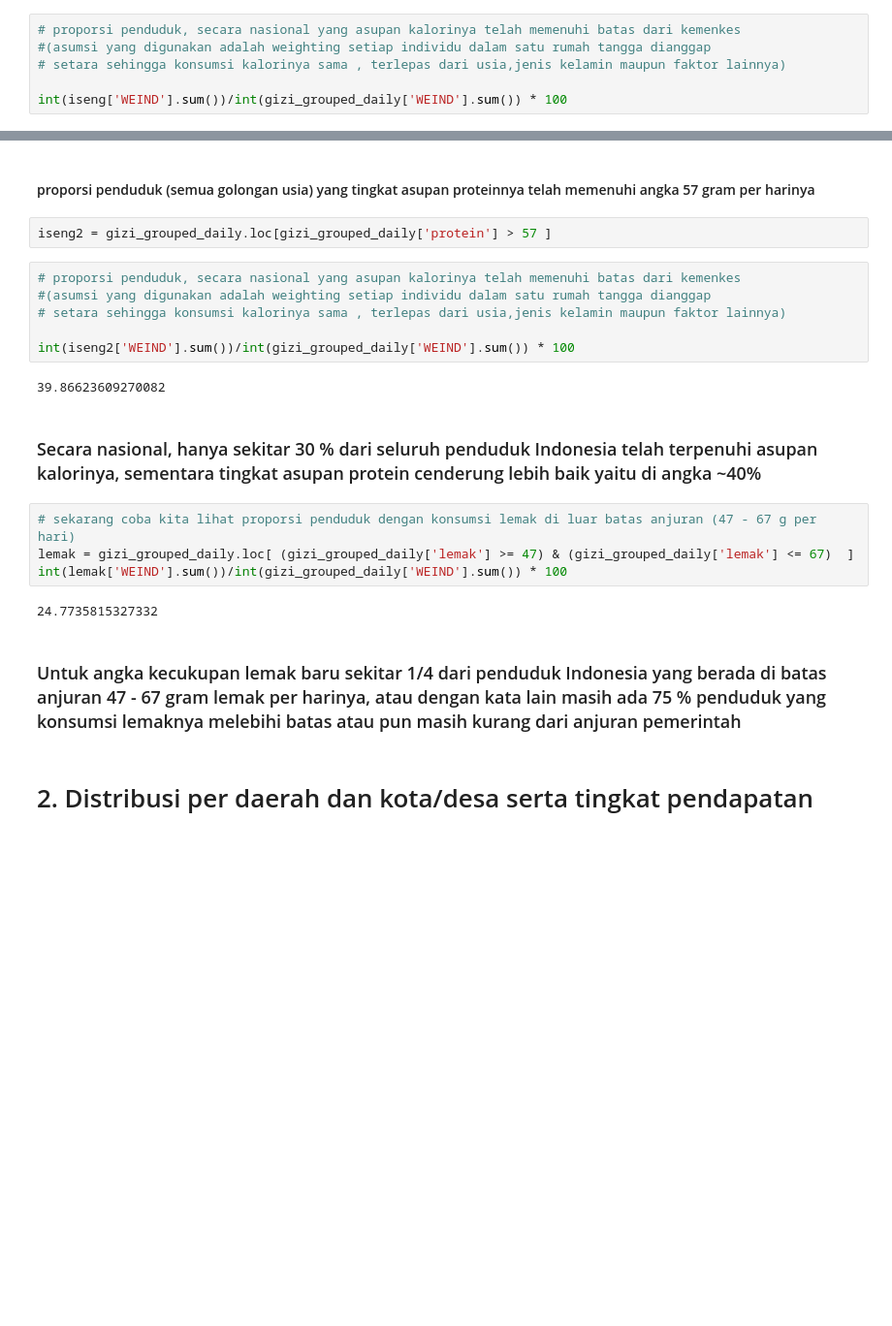
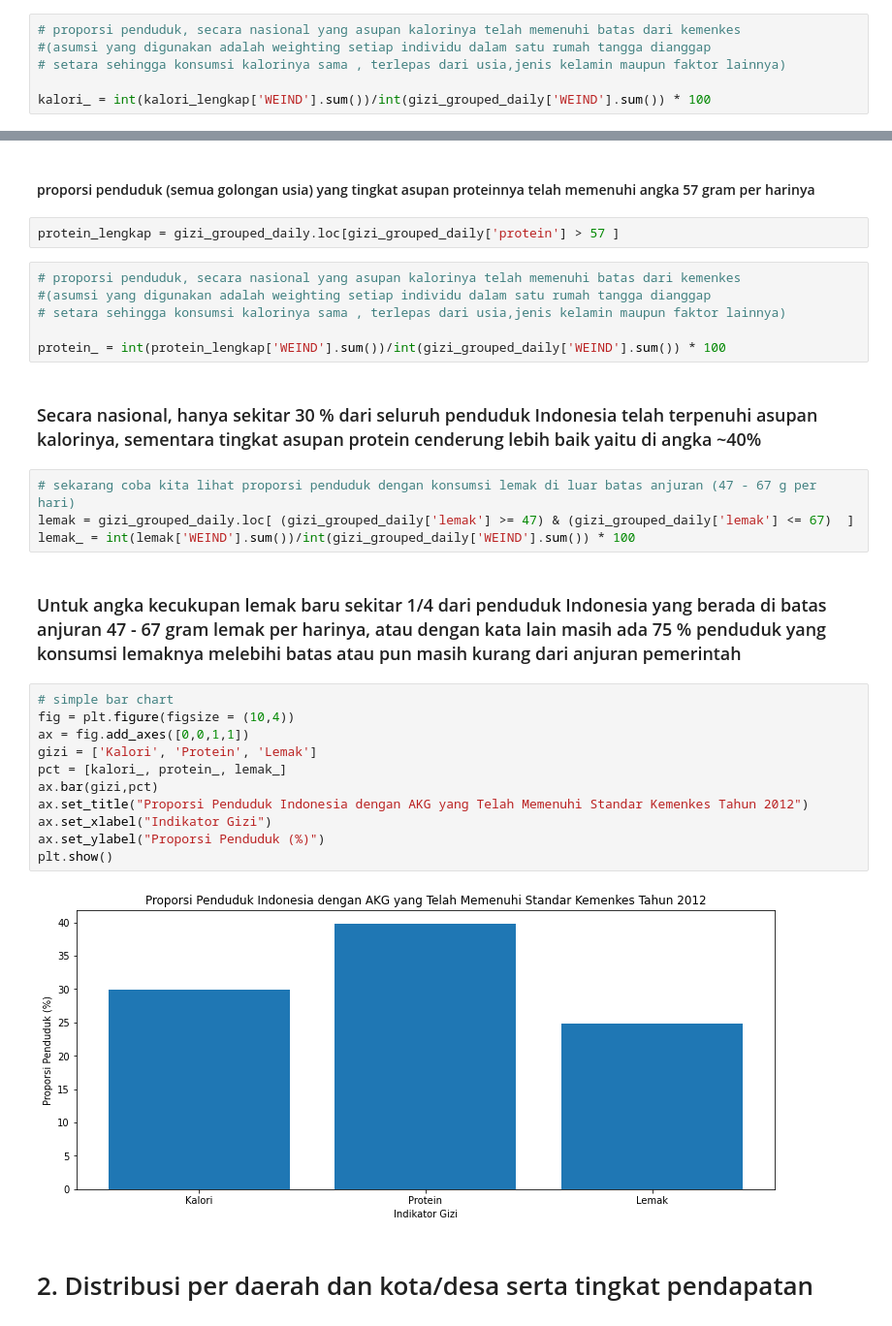
Before and after one commit to davidsirait/projectlab_susenas, a Jupyter notebook: Susenas - Gizi v2.ipynb, the cells around one changed output, grey strips where cells are left out. Shown at 97% size. Cells and saved outputs as stored; diff of their text form; blank space fills up the shorter version.

```diff
--- a/Susenas - Gizi v2.ipynb
+++ b/Susenas - Gizi v2.ipynb
@@ -384,4 +369,4 @@ iseng
 #(asumsi yang digunakan adalah weighting setiap individu dalam satu rumah tangga dianggap
 # setara sehingga konsumsi kalorinya sama , terlepas dari usia,jenis kelamin maupun faktor lainnya)
 
-int(iseng['WEIND'].sum())/int(gizi_grouped_daily['WEIND'].sum()) * 100
+kalori_ = int(kalori_lengkap['WEIND'].sum())/int(gizi_grouped_daily['WEIND'].sum()) * 100
@@ -390,25 +373,34 @@ int(iseng['WEIND'].sum())/int(gizi_grouped_daily['WEIND'].sum()) * 100
 # %% [markdown]
 #### proporsi penduduk (semua golongan usia) yang tingkat asupan proteinnya telah memenuhi angka 57 gram per harinya
 # %%
-iseng2 = gizi_grouped_daily.loc[gizi_grouped_daily['protein'] > 57 ]
+protein_lengkap = gizi_grouped_daily.loc[gizi_grouped_daily['protein'] > 57 ]
 # %%
 # proporsi penduduk, secara nasional yang asupan kalorinya telah memenuhi batas dari kemenkes
 #(asumsi yang digunakan adalah weighting setiap individu dalam satu rumah tangga dianggap
 # setara sehingga konsumsi kalorinya sama , terlepas dari usia,jenis kelamin maupun faktor lainnya)
 
-int(iseng2['WEIND'].sum())/int(gizi_grouped_daily['WEIND'].sum()) * 100
+protein_ = int(protein_lengkap['WEIND'].sum())/int(gizi_grouped_daily['WEIND'].sum()) * 100
-# %% [output]
-39.86623609270082
 # %% [markdown]
 ### Secara nasional, hanya sekitar 30 % dari seluruh penduduk Indonesia telah terpenuhi asupan kalorinya, sementara tingkat asupan protein cenderung lebih baik yaitu di angka ~40%
 # %%
 # sekarang coba kita lihat proporsi penduduk dengan konsumsi lemak di luar batas anjuran (47 - 67 g per hari)
 lemak = gizi_grouped_daily.loc[ (gizi_grouped_daily['lemak'] >= 47) & (gizi_grouped_daily['lemak'] <= 67)  ]
-int(lemak['WEIND'].sum())/int(gizi_grouped_daily['WEIND'].sum()) * 100
+lemak_ = int(lemak['WEIND'].sum())/int(gizi_grouped_daily['WEIND'].sum()) * 100
-# %% [output]
-24.7735815327332
 # %% [markdown]
 ### Untuk angka kecukupan lemak baru sekitar 1/4 dari penduduk Indonesia yang berada di batas anjuran 47 - 67 gram lemak per harinya, atau dengan kata lain masih ada 75 % penduduk yang konsumsi lemaknya melebihi batas atau pun masih kurang dari anjuran pemerintah
+# %%
+# simple bar chart
+fig = plt.figure(figsize = (10,4))
+ax = fig.add_axes([0,0,1,1])
+gizi = ['Kalori', 'Protein', 'Lemak']
+pct = [kalori_, protein_, lemak_]
+ax.bar(gizi,pct)
+ax.set_title("Proporsi Penduduk Indonesia dengan AKG yang Telah Memenuhi Standar Kemenkes Tahun 2012")
+ax.set_xlabel("Indikator Gizi")
+ax.set_ylabel("Proporsi Penduduk (%)")
+plt.show()
+# %% [output]
+[figure, added]
 # %% [markdown]
 # 2. Distribusi per daerah dan kota/desa serta tingkat pendapatan
 # %% [markdown]
```
Also changed, not shown: parts of 29 cells of this notebook, 1 other file.
